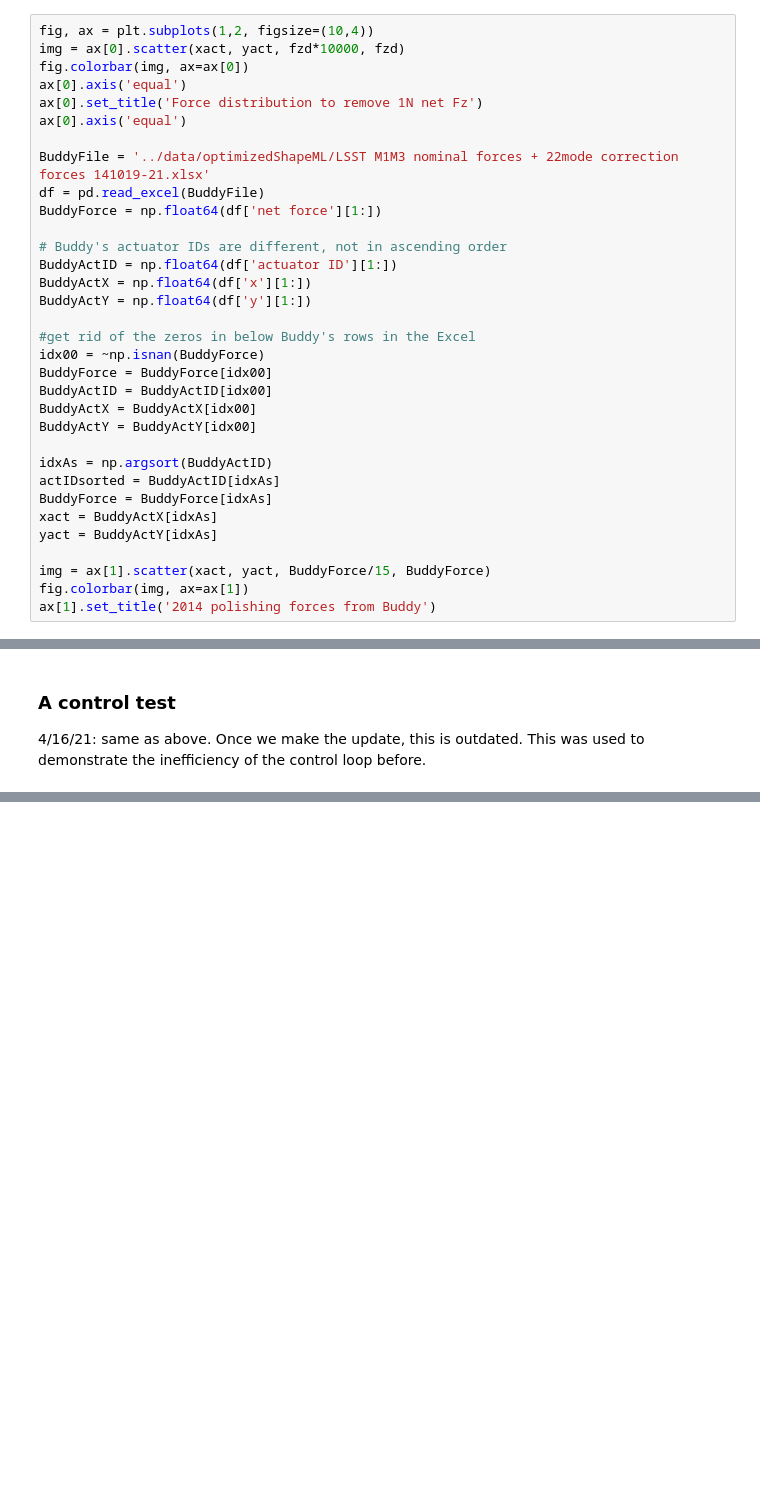
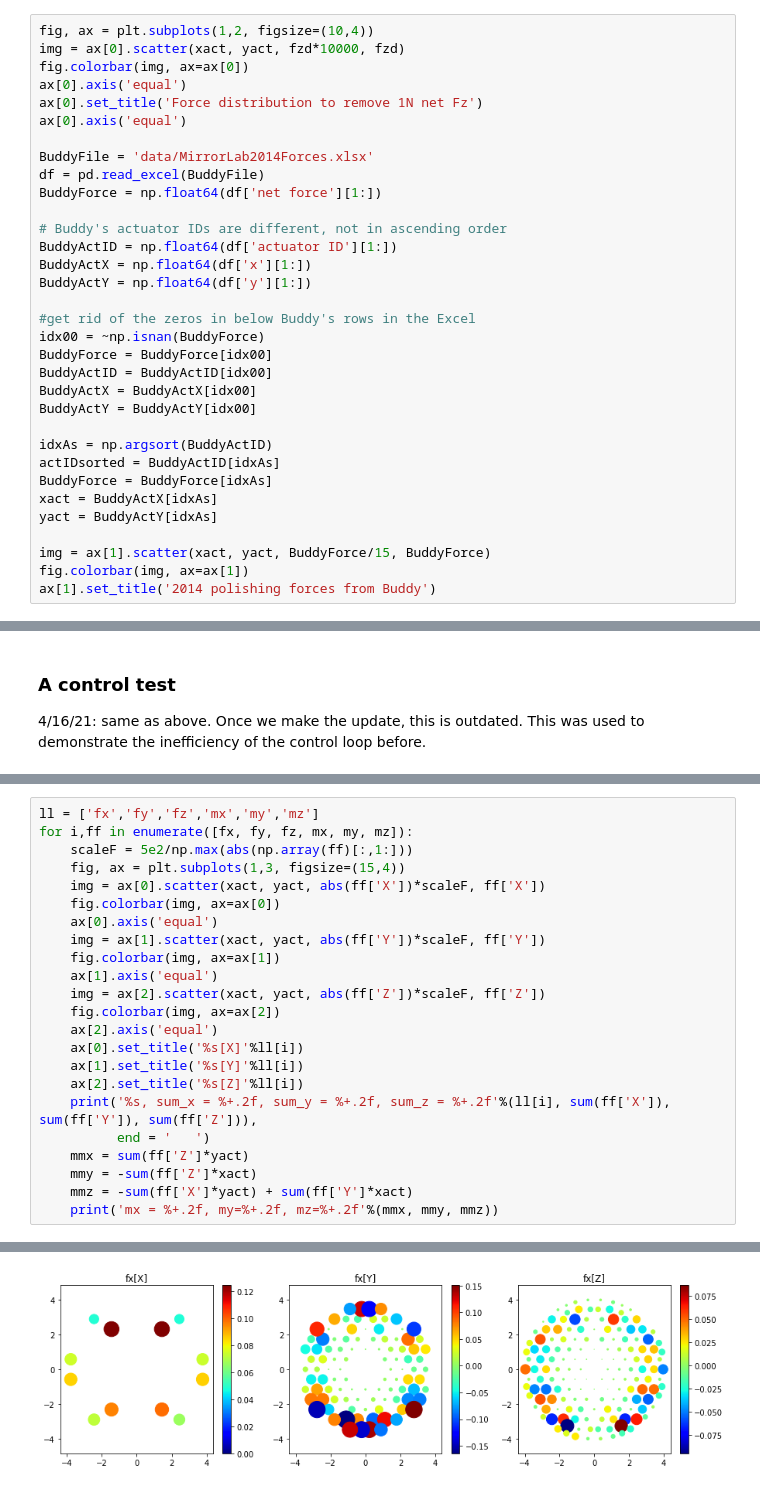
Before and after one commit to bxin/M1M3_ML, a Jupyter notebook: FB_diagnostics.ipynb, the cells around one changed output, grey strips where cells are left out. Drawn from its saved outputs; the diff is of its cells as text; blank space fills up the shorter version.

```diff
--- a/FB_diagnostics.ipynb
+++ b/FB_diagnostics.ipynb
@@ -58,7 +60,7 @@ ax[0].axis('equal')
 ax[0].set_title('Force distribution to remove 1N net Fz')
 ax[0].axis('equal')
 
-BuddyFile = '../data/optimizedShapeML/LSST M1M3 nominal forces + 22mode correction forces 141019-21.xlsx'
+BuddyFile = 'data/MirrorLab2014Forces.xlsx'
 df = pd.read_excel(BuddyFile)
 BuddyForce = np.float64(df['net force'][1:])
 
@@ -263,0 +304,24 @@ iter#2: 0.0 0.0 -0.0 0.0 0.0 0.0
+# %%
+ll = ['fx','fy','fz','mx','my','mz']
+for i,ff in enumerate([fx, fy, fz, mx, my, mz]):
+    scaleF = 5e2/np.max(abs(np.array(ff)[:,1:]))
+    fig, ax = plt.subplots(1,3, figsize=(15,4))
+    img = ax[0].scatter(xact, yact, abs(ff['X'])*scaleF, ff['X'])
+    fig.colorbar(img, ax=ax[0])
+    ax[0].axis('equal')
+    img = ax[1].scatter(xact, yact, abs(ff['Y'])*scaleF, ff['Y'])
+    fig.colorbar(img, ax=ax[1])
+    ax[1].axis('equal')
+    img = ax[2].scatter(xact, yact, abs(ff['Z'])*scaleF, ff['Z'])
+    fig.colorbar(img, ax=ax[2])
+    ax[2].axis('equal')
+    ax[0].set_title('%s[X]'%ll[i])
+    ax[1].set_title('%s[Y]'%ll[i])
+    ax[2].set_title('%s[Z]'%ll[i])
+    print('%s, sum_x = %+.2f, sum_y = %+.2f, sum_z = %+.2f'%(ll[i], sum(ff['X']), sum(ff['Y']), sum(ff['Z'])),
+          end = '   ')
+    mmx = sum(ff['Z']*yact)
+    mmy = -sum(ff['Z']*xact)
+    mmz = -sum(ff['X']*yact) + sum(ff['Y']*xact)
+    print('mx = %+.2f, my=%+.2f, mz=%+.2f'%(mmx, mmy, mmz))
+# %% [output]
@@ -263,0 +334 @@ iter#2: 0.0 0.0 -0.0 0.0 0.0 0.0
+[figure, added]
```
Also changed, not shown: parts of 11 cells of this notebook, 7 other files.
